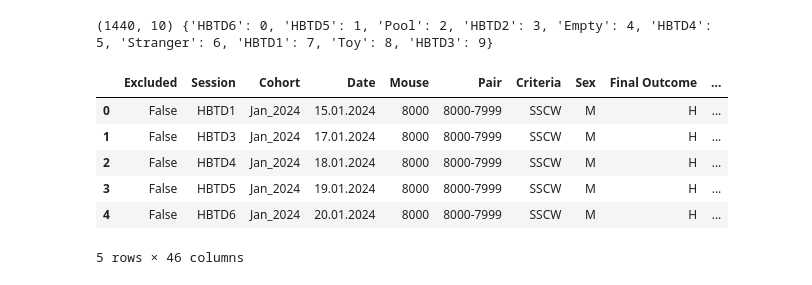
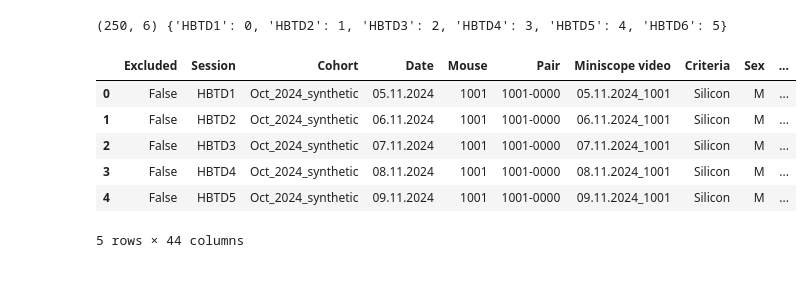
Before and after one commit to CogEmLab/helping-behaviour-calcium-imaging, a Jupyter notebook: measure_distance_validation.ipynb, the cells around one changed output. Saved outputs shown, nothing was run; the diff lists cells and outputs as text; code cells hidden in the pictures.

```diff
--- a/measure_distance_validation.ipynb
+++ b/measure_distance_validation.ipynb
@@ -7,18 +11,18 @@ from src.session_loader import Session
 # %%
-reg_matrix = np.load(r'G:\Projects\helping_behavior\Analysis\Calcium-Imaging-Analysis\processed-data\Oct_2021\registration\5593_accepted_only_registered_ids.npy')
-indexing = np.load(r'G:\Projects\helping_behavior\Analysis\Calcium-Imaging-Analysis\processed-data\Oct_2021\registration\5593_accepted_only_session_indexing.npy', allow_pickle=True).item()
+reg_matrix = np.load(r'processed-data/registration/Oct_2024_synthetic/1001_registered_ids.npy')
+indexing = np.load(r'processed-data/registration/Oct_2024_synthetic/1001_session_indexing.npy', allow_pickle=True).item()
 print(reg_matrix.shape, indexing)
 # %% [output]
-(1440, 10) {'HBTD6': 0, 'HBTD5': 1, 'Pool': 2, 'HBTD2': 3, 'Empty': 4, 'HBTD4': 5, 'Stranger': 6, 'HBTD1': 7, 'Toy': 8, 'HBTD3': 9}
+(250, 6) {'HBTD1': 0, 'HBTD2': 1, 'HBTD3': 2, 'HBTD4': 3, 'HBTD5': 4, 'HBTD6': 5}
-# %%
-session_file = pd.read_csv('G:\Projects\helping_behavior\Analysis\Calcium-Imaging-Analysis\data\log\SESSION_FILE_event_associated_cells_definition_2024-10-25_10-51-23.csv')
-session_file.head()
-# %% [output]
-|  | Excluded | Session | Cohort | Date | Mouse | Pair | Criteria | Sex | Final Outcome | ... |
-| 0 | False | HBTD1 | Jan_2024 | 15.01.2024 | 8000 | 8000-7999 | SSCW | M | H | ... |
-| 1 | False | HBTD3 | Jan_2024 | 17.01.2024 | 8000 | 8000-7999 | SSCW | M | H | ... |
-| 2 | False | HBTD4 | Jan_2024 | 18.01.2024 | 8000 | 8000-7999 | SSCW | M | H | ... |
-| 3 | False | HBTD5 | Jan_2024 | 19.01.2024 | 8000 | 8000-7999 | SSCW | M | H | ... |
-| 4 | False | HBTD6 | Jan_2024 | 20.01.2024 | 8000 | 8000-7999 | SSCW | M | H | ... |
-5 rows × 46 columns
+# %%
+session_file = pd.read_csv('data/SESSION_FILE_insilico_2024-11-26_14-25-32.csv')
+session_file.head()
+# %% [output]
+|  | Excluded | Session | Cohort | Date | Mouse | Pair | Miniscope video | Criteria | Sex | ... |
+| 0 | False | HBTD1 | Oct_2024_synthetic | 05.11.2024 | 1001 | 1001-0000 | 05.11.2024_1001 | Silicon | M | ... |
+| 1 | False | HBTD2 | Oct_2024_synthetic | 06.11.2024 | 1001 | 1001-0000 | 06.11.2024_1001 | Silicon | M | ... |
+| 2 | False | HBTD3 | Oct_2024_synthetic | 07.11.2024 | 1001 | 1001-0000 | 07.11.2024_1001 | Silicon | M | ... |
+| 3 | False | HBTD4 | Oct_2024_synthetic | 08.11.2024 | 1001 | 1001-0000 | 08.11.2024_1001 | Silicon | M | ... |
+| 4 | False | HBTD5 | Oct_2024_synthetic | 09.11.2024 | 1001 | 1001-0000 | 09.11.2024_1001 | Silicon | M | ... |
+5 rows × 44 columns
 # %%
```
Also changed, not shown: parts of 13 cells of this notebook, 3 other files.
